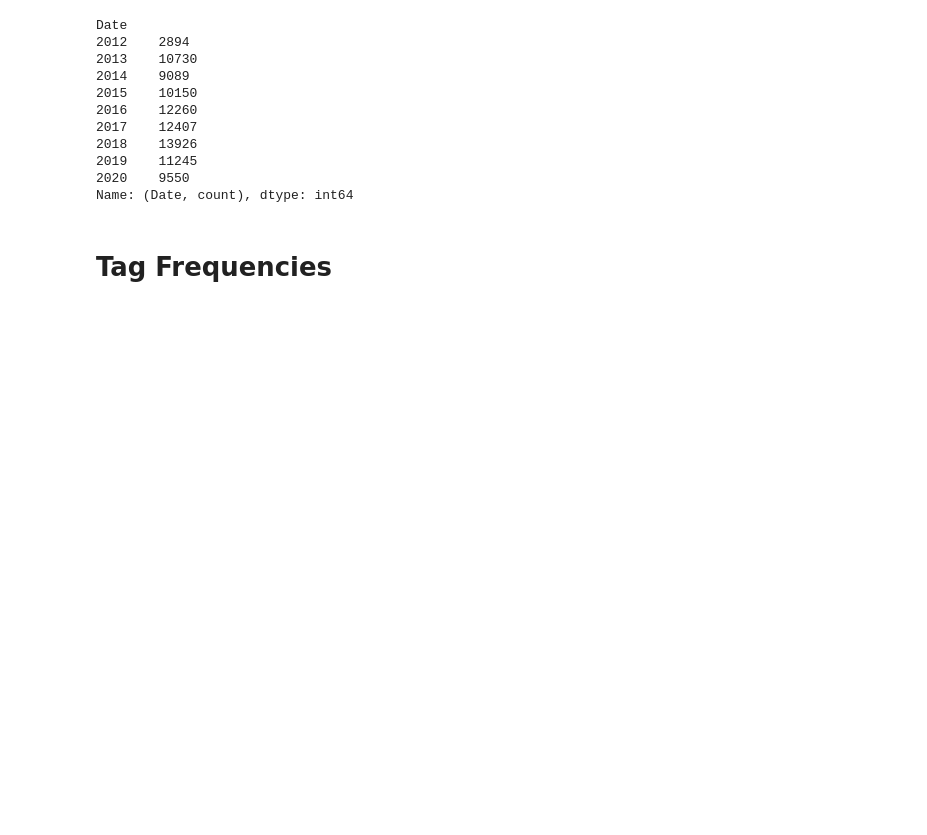
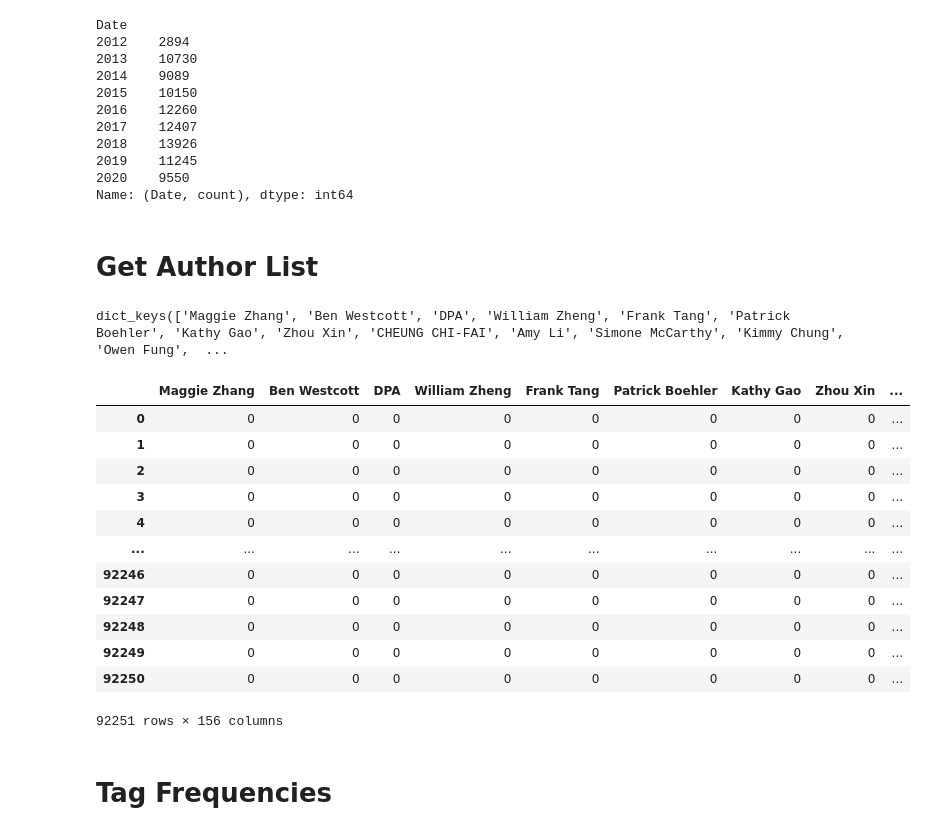
Before and after one commit to jasenlo123/Capstone_Jasen, a Jupyter notebook: SCMP/Notebooks/SCMP_Analysis.ipynb, the cells around one changed output. Cells and saved outputs as stored; diff of their text form; code cells hidden in the pictures; blank space fills up the shorter version.

```diff
--- a/SCMP/Notebooks/SCMP_Analysis.ipynb
+++ b/SCMP/Notebooks/SCMP_Analysis.ipynb
@@ -135,6 +122,52 @@ Name: (Date, count), dtype: int64
 # %%
 months = df.groupby([df.Date.dt.year, df.Date.dt.month]).agg(['count'])
 #dict(months[(   'Date', 'count')])
+# %% [markdown]
+# Get Author List
+# %%
+authors_text = ', '.join(list(df.Author))
+unique_authors = list(set(authors_text.split(",")))
+
+# excluse authors with less than 30 articles
+pass_100_articles = []
+article_num = []
+for i in tqdm(unique_authors):
+    arts = list(df.Author).count(i)
+    if arts > 100:
+        pass_100_articles.append(i)
+        article_num.append(arts)
+# %%
+#dictionary = dict(zip(pass_100_articles, article_num))
+dictionary
+# %% [output]
+dict_keys(['Maggie Zhang', 'Ben Westcott', 'DPA', 'William Zheng', 'Frank Tang', 'Patrick Boehler', 'Kathy Gao', 'Zhou Xin', 'CHEUNG CHI-FAI', 'Amy Li', 'Simone McCarthy', 'Kimmy Chung', 'Owen Fung',  ...
+# %%
+author_dict = {new_list: [] for new_list in pass_100_articles}
+
+for key in author_dict:
+    for auth in df.Author:
+        if key in auth:
+            author_dict[key].append(1)
+        else:
+            author_dict[key].append(0)
+
+
+c = pd.concat({k: pd.Series(v) for k, v in author_dict.items()}, axis=1)
+c
+# %% [output]
+|  | Maggie Zhang | Ben Westcott | DPA | William Zheng | Frank Tang | Patrick Boehler | Kathy Gao | Zhou Xin | ... |
+| 0 | 0 | 0 | 0 | 0 | 0 | 0 | 0 | 0 | ... |
+| 1 | 0 | 0 | 0 | 0 | 0 | 0 | 0 | 0 | ... |
+| 2 | 0 | 0 | 0 | 0 | 0 | 0 | 0 | 0 | ... |
+| 3 | 0 | 0 | 0 | 0 | 0 | 0 | 0 | 0 | ... |
+| 4 | 0 | 0 | 0 | 0 | 0 | 0 | 0 | 0 | ... |
+| ... | ... | ... | ... | ... | ... | ... | ... | ... | ... |
+| 92246 | 0 | 0 | 0 | 0 | 0 | 0 | 0 | 0 | ... |
+| 92247 | 0 | 0 | 0 | 0 | 0 | 0 | 0 | 0 | ... |
+| 92248 | 0 | 0 | 0 | 0 | 0 | 0 | 0 | 0 | ... |
+| 92249 | 0 | 0 | 0 | 0 | 0 | 0 | 0 | 0 | ... |
+| 92250 | 0 | 0 | 0 | 0 | 0 | 0 | 0 | 0 | ... |
+92251 rows × 156 columns
 # %% [markdown]
 # Tag Frequencies
 # %%
```
Also changed, not shown: parts of 4 cells of this notebook, 3 other files.
